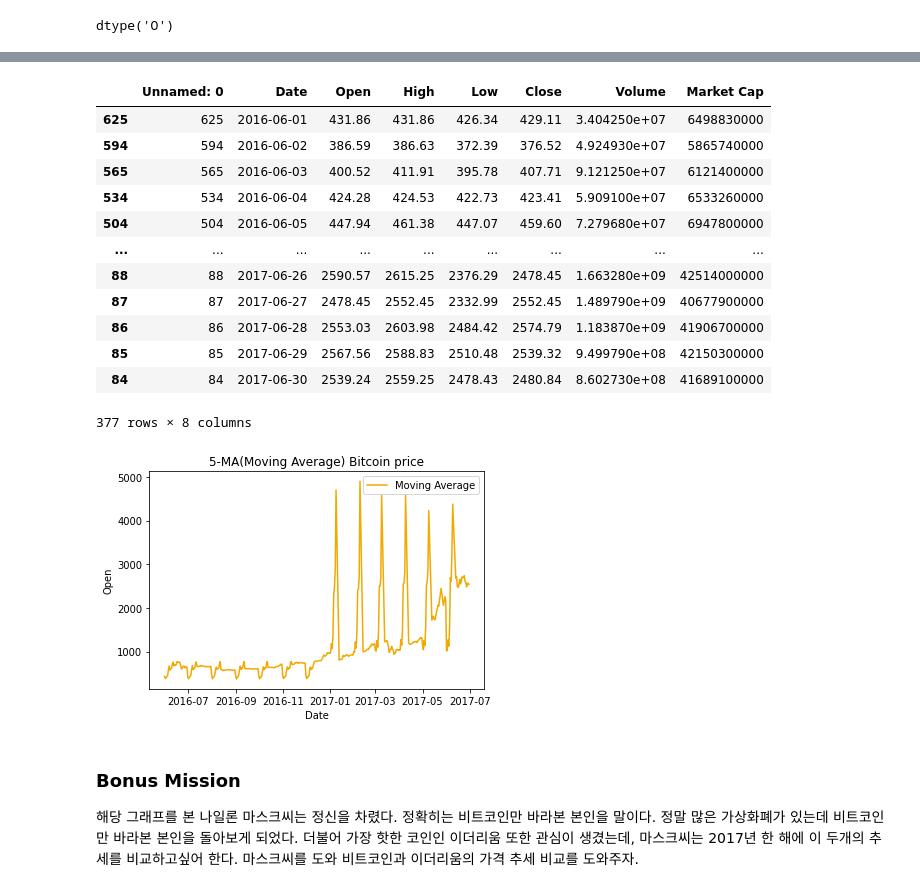
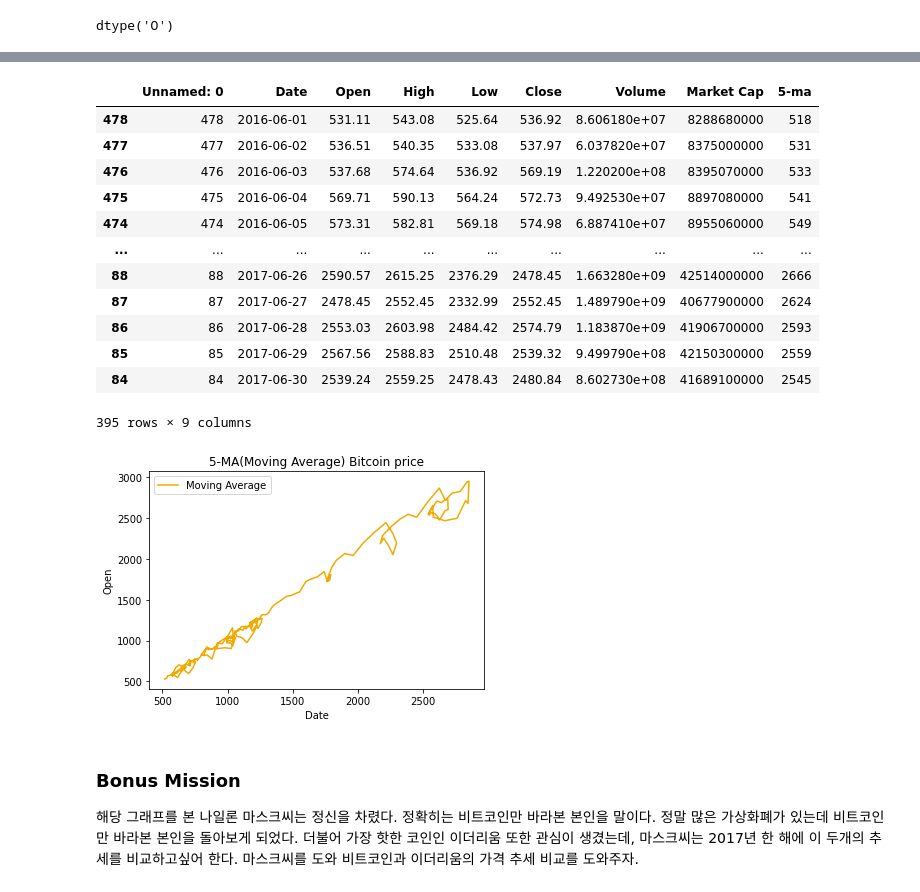
Before and after one commit to sunho1999/KMU_AI_BootCamp, a Jupyter notebook: 1주차/Day05/1주차 주말과제.ipynb, the cells around one changed output, grey strips where cells are left out. Cells and saved outputs as stored; diff of their text form; code cells hidden in the pictures.

```diff
--- a/1주차/Day05/1주차 주말과제.ipynb
+++ b/1주차/Day05/1주차 주말과제.ipynb
@@ -32,0 +51,23 @@ dtype('O')
+# %%
+# 구글링 month day switch
+
+def calendario(fecha):
+
+    if fecha.day < 13:
+        dia_real = fecha.month
+        mes_real = fecha.day
+
+        if dia_real < 10:
+            dia_real = '0'+str(dia_real)
+
+        nfecha = str(dia_real) + str(mes_real) + str(fecha.year)
+        nfecha = pd.to_datetime(nfecha, format='%d%m%Y', errors='ignore')
+
+    else:
+        nfecha = fecha
+
+    return nfecha
+
+bitcoin['Date']=bitcoin['Date'].apply(calendario)
+bitcoin["5-ma"] = 0
+bitcoin
@@ -32,0 +88,11 @@ dtype('O')
+# %%
+list1 = []
+for i in range(84,479):
+    sum1 = 0
+    mean = 0
+    for j in range(5):
+        sum1 += bitcoin["Open"].iloc[i+j]
+    mean = sum1/5
+    bitcoin.at[i,"5-ma"] = mean
+
+bitcoin
@@ -33,39 +113,36 @@ dtype('O')
 # %%
 # 오브젝트형 날짜 데이터 날짜로 바꾸기 및 데이터 전처리 과정
 
-bitcoin['Date'] = pd.to_datetime(bitcoin['Date'],infer_datetime_format = True)
-
 filter1 = (bitcoin['Date'] >= '2016-06-01') & (bitcoin["Date"] <= '2017-06-30')
-
 filtered_df = bitcoin.loc[filter1]
 filtered_df = filtered_df.sort_values(by = ["Date"],ascending = True)
 filtered_df
 # %% [output]
-|  | Unnamed: 0 | Date | Open | High | Low | Close | Volume | Market Cap |
-| 625 | 625 | 2016-06-01 | 431.86 | 431.86 | 426.34 | 429.11 | 3.404250e+07 | 6498830000 |
-| 594 | 594 | 2016-06-02 | 386.59 | 386.63 | 372.39 | 376.52 | 4.924930e+07 | 5865740000 |
-| 565 | 565 | 2016-06-03 | 400.52 | 411.91 | 395.78 | 407.71 | 9.121250e+07 | 6121400000 |
-| 534 | 534 | 2016-06-04 | 424.28 | 424.53 | 422.73 | 423.41 | 5.909100e+07 | 6533260000 |
-| 504 | 504 | 2016-06-05 | 447.94 | 461.38 | 447.07 | 459.60 | 7.279680e+07 | 6947800000 |
-| ... | ... | ... | ... | ... | ... | ... | ... | ... |
-| 88 | 88 | 2017-06-26 | 2590.57 | 2615.25 | 2376.29 | 2478.45 | 1.663280e+09 | 42514000000 |
-| 87 | 87 | 2017-06-27 | 2478.45 | 2552.45 | 2332.99 | 2552.45 | 1.489790e+09 | 40677900000 |
-| 86 | 86 | 2017-06-28 | 2553.03 | 2603.98 | 2484.42 | 2574.79 | 1.183870e+09 | 41906700000 |
-| 85 | 85 | 2017-06-29 | 2567.56 | 2588.83 | 2510.48 | 2539.32 | 9.499790e+08 | 42150300000 |
-| 84 | 84 | 2017-06-30 | 2539.24 | 2559.25 | 2478.43 | 2480.84 | 8.602730e+08 | 41689100000 |
+|  | Unnamed: 0 | Date | Open | High | Low | Close | Volume | Market Cap | 5-ma |
+| 478 | 478 | 2016-06-01 | 531.11 | 543.08 | 525.64 | 536.92 | 8.606180e+07 | 8288680000 | 518 |
+| 477 | 477 | 2016-06-02 | 536.51 | 540.35 | 533.08 | 537.97 | 6.037820e+07 | 8375000000 | 531 |
+| 476 | 476 | 2016-06-03 | 537.68 | 574.64 | 536.92 | 569.19 | 1.220200e+08 | 8395070000 | 533 |
+| 475 | 475 | 2016-06-04 | 569.71 | 590.13 | 564.24 | 572.73 | 9.492530e+07 | 8897080000 | 541 |
+| 474 | 474 | 2016-06-05 | 573.31 | 582.81 | 569.18 | 574.98 | 6.887410e+07 | 8955060000 | 549 |
+| ... | ... | ... | ... | ... | ... | ... | ... | ... | ... |
+| 88 | 88 | 2017-06-26 | 2590.57 | 2615.25 | 2376.29 | 2478.45 | 1.663280e+09 | 42514000000 | 2666 |
+| 87 | 87 | 2017-06-27 | 2478.45 | 2552.45 | 2332.99 | 2552.45 | 1.489790e+09 | 40677900000 | 2624 |
+| 86 | 86 | 2017-06-28 | 2553.03 | 2603.98 | 2484.42 | 2574.79 | 1.183870e+09 | 41906700000 | 2593 |
+| 85 | 85 | 2017-06-29 | 2567.56 | 2588.83 | 2510.48 | 2539.32 | 9.499790e+08 | 42150300000 | 2559 |
+| 84 | 84 | 2017-06-30 | 2539.24 | 2559.25 | 2478.43 | 2480.84 | 8.602730e+08 | 41689100000 | 2545 |
-377 rows × 8 columns
+395 rows × 9 columns
 # %%
-x = filtered_df["Date"]
+x = filtered_df["5-ma"]
 y = filtered_df["Open"]
 plt.xlabel("Date")
 plt.ylabel("Open")
 plt.yticks()
 plt.title("5-MA(Moving Average) Bitcoin price")
 plt.plot(x,y,label = "Moving Average",color = "#f2a900")
 plt.legend(loc ="best")
 plt.show()
 # %% [output]
-[figure, old version]
+[figure, new version]
 # %% [markdown]
 ### Bonus Mission
 해당 그래프를 본 나일론 마스크씨는 정신을 차렸다. 정확히는 비트코인만 바라본 본인을 말이다. 정말 많은 가상화폐가 있는데 비트코인만 바라본 본인을 돌아보게 되었다. 더불어 가장 핫한 코인인 이더리움 또한 관심이 생겼는데, 마스크씨는 2017년 한 해에 이 두개의 추세를 비교하고싶어 한다. 마스크씨를 도와 비트코인과 이더리움의 가격 추세 비교를 도와주자.
```
Also changed, not shown: parts of 6 cells of this notebook.
